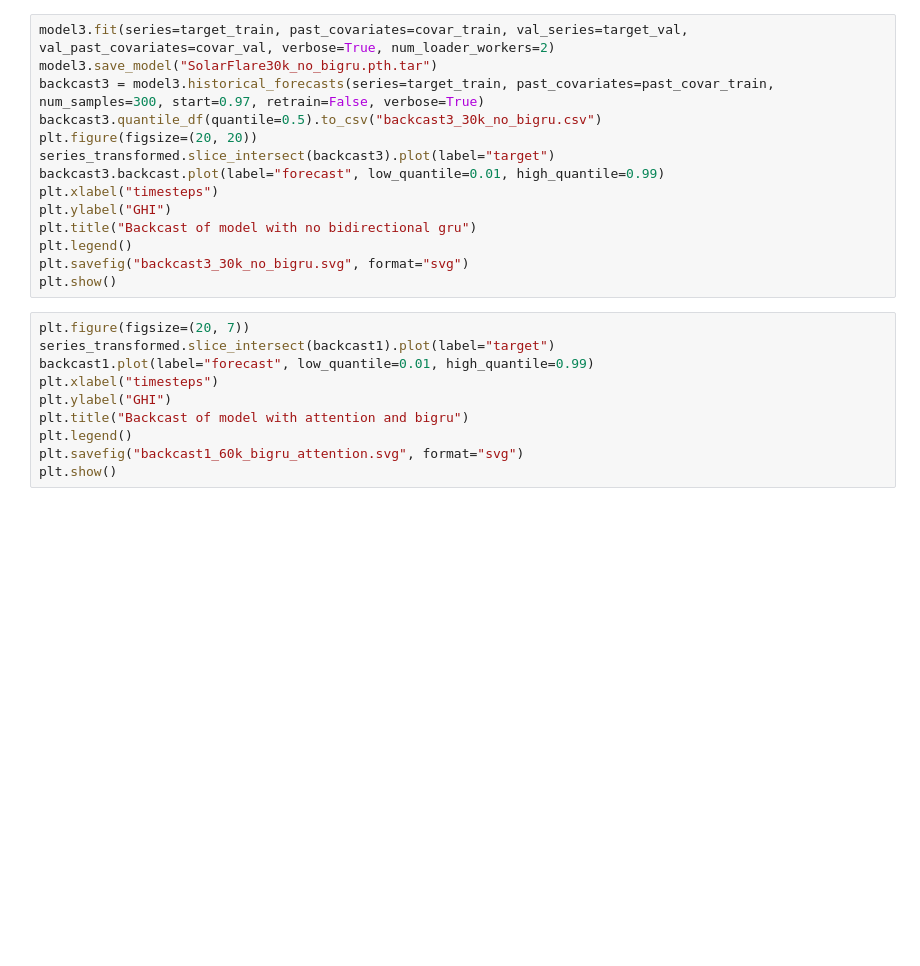
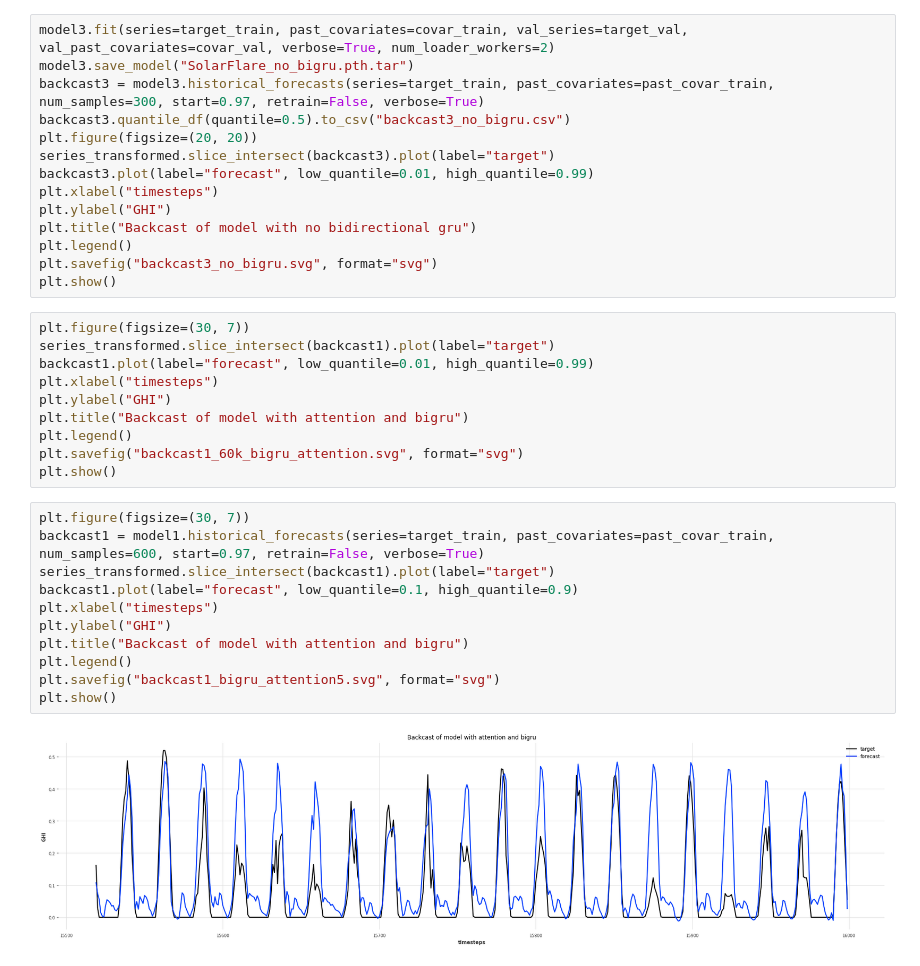
Before and after one commit to fbruna17/MasterProject, a Jupyter notebook: darts-implementation.ipynb, the cells around one changed output. Drawn from its saved outputs; the diff is of its cells as text; blank space fills up the shorter version.

```diff
--- a/darts-implementation.ipynb
+++ b/darts-implementation.ipynb
@@ -128,20 +137,20 @@ plt.savefig("backcast2_30k_no_attention.svg", format="svg")
 plt.show()
 # %%
 model3.fit(series=target_train, past_covariates=covar_train, val_series=target_val, val_past_covariates=covar_val, verbose=True, num_loader_workers=2)
-model3.save_model("SolarFlare30k_no_bigru.pth.tar")
+model3.save_model("SolarFlare_no_bigru.pth.tar")
 backcast3 = model3.historical_forecasts(series=target_train, past_covariates=past_covar_train, num_samples=300, start=0.97, retrain=False, verbose=True)
-backcast3.quantile_df(quantile=0.5).to_csv("backcast3_30k_no_bigru.csv")
+backcast3.quantile_df(quantile=0.5).to_csv("backcast3_no_bigru.csv")
 plt.figure(figsize=(20, 20))
 series_transformed.slice_intersect(backcast3).plot(label="target")
-backcast3.backcast.plot(label="forecast", low_quantile=0.01, high_quantile=0.99)
+backcast3.plot(label="forecast", low_quantile=0.01, high_quantile=0.99)
 plt.xlabel("timesteps")
 plt.ylabel("GHI")
 plt.title("Backcast of model with no bidirectional gru")
 plt.legend()
-plt.savefig("backcast3_30k_no_bigru.svg", format="svg")
+plt.savefig("backcast3_no_bigru.svg", format="svg")
 plt.show()
 # %%
-plt.figure(figsize=(20, 7))
+plt.figure(figsize=(30, 7))
 series_transformed.slice_intersect(backcast1).plot(label="target")
 backcast1.plot(label="forecast", low_quantile=0.01, high_quantile=0.99)
 plt.xlabel("timesteps")
@@ -150,3 +159,16 @@ plt.title("Backcast of model with attention and bigru")
 plt.legend()
 plt.savefig("backcast1_60k_bigru_attention.svg", format="svg")
 plt.show()
+# %%
+plt.figure(figsize=(30, 7))
+backcast1 = model1.historical_forecasts(series=target_train, past_covariates=past_covar_train, num_samples=600, start=0.97, retrain=False, verbose=True)
+series_transformed.slice_intersect(backcast1).plot(label="target")
+backcast1.plot(label="forecast", low_quantile=0.1, high_quantile=0.9)
+plt.xlabel("timesteps")
+plt.ylabel("GHI")
+plt.title("Backcast of model with attention and bigru")
+plt.legend()
+plt.savefig("backcast1_bigru_attention5.svg", format="svg")
+plt.show()
+# %% [output]
+[figure, added]
```
Also changed, not shown: parts of 6 cells of this notebook.
